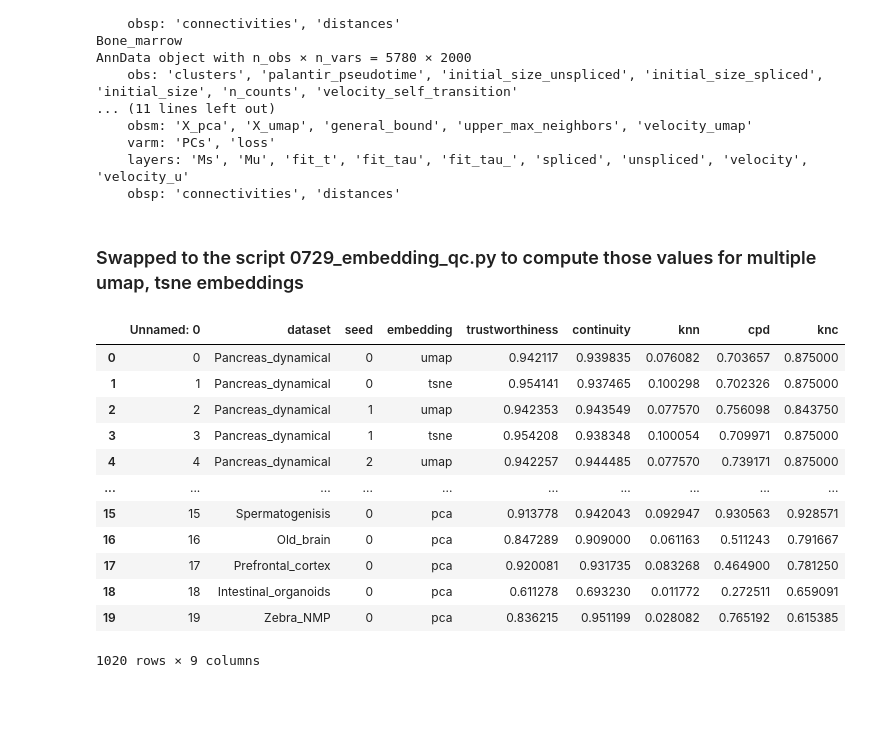
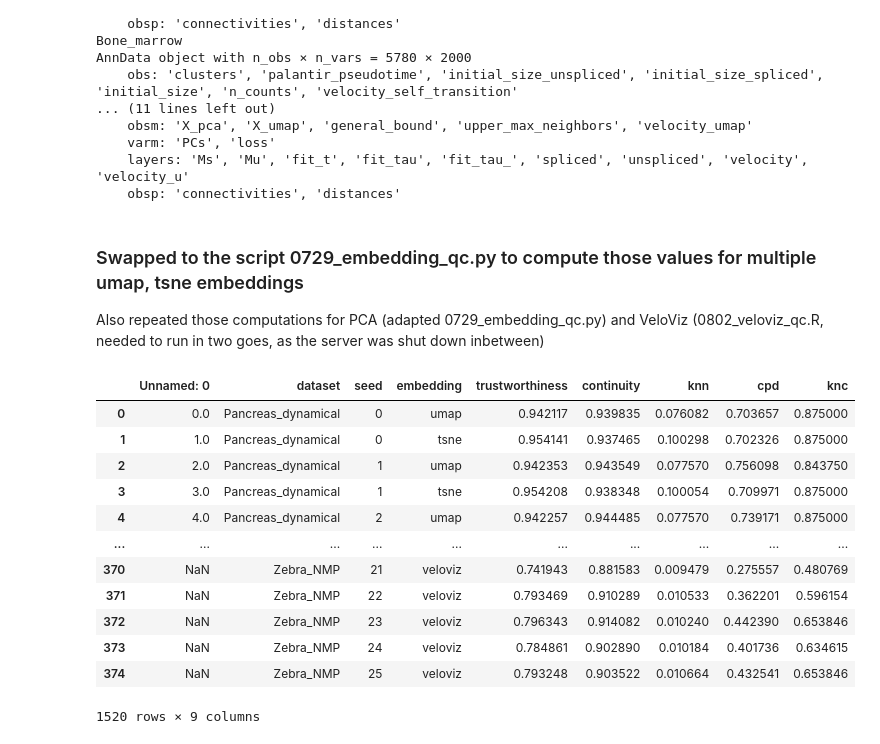
Before and after one commit to Johanna-Engeln/masterthesis_velocity, a Jupyter notebook: script/0728_embbedding_qc.ipynb, the cells around one changed output. Drawn from its saved outputs; the diff is of its cells as text; code cells hidden in the pictures; blank space fills up the shorter version.

```diff
--- a/script/0728_embbedding_qc.ipynb
+++ b/script/0728_embbedding_qc.ipynb
@@ -181,24 +181,56 @@ AnnData object with n_obs × n_vars = 5780 × 2000
     obsp: 'connectivities', 'distances'
 # %% [markdown]
 ### Swapped to the script 0729_embedding_qc.py to compute those values for multiple umap, tsne embeddings
+
+Also repeated those computations for PCA (adapted 0729_embedding_qc.py) and VeloViz (0802_veloviz_qc.R, needed to run in two goes, as the server was shut down inbetween)
 # %%
-# Load datasets:
+# Load datasets computed with the scripts for visualisation:
 df = pd.read_csv("/mnt/volume/Johanna_Velotest/results/embbeding_qc/0729_qc.csv")
 df2 = pd.read_csv("/mnt/volume/Johanna_Velotest/results/embbeding_qc/0803_qc_pca.csv")
 df = pd.concat([df,df2], axis = 0)
+
+df_veloviz_1 = pd.read_csv("/mnt/volume/Johanna_Velotest/results/embbeding_qc/0803_embedding_veloviz_First.csv")
+df_veloviz_2 = pd.read_csv("/mnt/volume/Johanna_Velotest/results/embbeding_qc/0803_embedding_veloviz.csv")
+df_veloviz = pd.concat([df_veloviz_1, df_veloviz_2], axis = 0)
+df_veloviz['embedding'] = 'veloviz'
+df = pd.concat([df, df_veloviz], axis=0)
+
+# name-mapping needed, as I gave the datasets different spellings....
+name_mapping = {
+    'pancreas_dynamical': 'Pancreas_dynamical',
+    'pancreas_stochastic': 'Pancreas_stochastic',
+    'dentategyrus': 'Dentate_gyrus',
+    'gastrulation_erythroid': 'Gastrulation_erythroid',
+    'bonemarrow': 'Bone_marrow',
+    'pbmc': 'PBMC',
+    'covid': 'Covid',
+    'retinal_development': 'Retinal_development',
+    'humanHSC': 'Human_HSC',
+    'hindbrain': 'Hindbrain_mouse',
+    'oligodendrocyte': 'Oligodendrocyte_mouse',
+    'mouse_bonemarrow': 'Bone_marrow_mouse',
+    'human_cerebral': 'Cerebral_cortex_human',
+    'mouse_hema': 'Hematopoiesis_mouse',
+    'spermatogenesis': 'Spermatogenisis', # Mapped to match the specific spelling on the left
+    'old_brain': 'Old_brain',
+    'pfc': 'Prefrontal_cortex',
+    'GSE128365': 'Intestinal_organoids'
+}
+df['dataset'] = df['dataset'].replace(name_mapping)
+df.to_csv("/mnt/volume/Johanna_Velotest/results/embbeding_qc/Embedding_QC_all.csv", index=False)
 df
 # %% [output]
 |  | Unnamed: 0 | dataset | seed | embedding | trustworthiness | continuity | knn | cpd | knc |
-| 0 | 0 | Pancreas_dynamical | 0 | umap | 0.942117 | 0.939835 | 0.076082 | 0.703657 | 0.875000 |
-| 1 | 1 | Pancreas_dynamical | 0 | tsne | 0.954141 | 0.937465 | 0.100298 | 0.702326 | 0.875000 |
-| 2 | 2 | Pancreas_dynamical | 1 | umap | 0.942353 | 0.943549 | 0.077570 | 0.756098 | 0.843750 |
-| 3 | 3 | Pancreas_dynamical | 1 | tsne | 0.954208 | 0.938348 | 0.100054 | 0.709971 | 0.875000 |
-| 4 | 4 | Pancreas_dynamical | 2 | umap | 0.942257 | 0.944485 | 0.077570 | 0.739171 | 0.875000 |
+| 0 | 0.0 | Pancreas_dynamical | 0 | umap | 0.942117 | 0.939835 | 0.076082 | 0.703657 | 0.875000 |
+| 1 | 1.0 | Pancreas_dynamical | 0 | tsne | 0.954141 | 0.937465 | 0.100298 | 0.702326 | 0.875000 |
+| 2 | 2.0 | Pancreas_dynamical | 1 | umap | 0.942353 | 0.943549 | 0.077570 | 0.756098 | 0.843750 |
+| 3 | 3.0 | Pancreas_dynamical | 1 | tsne | 0.954208 | 0.938348 | 0.100054 | 0.709971 | 0.875000 |
+| 4 | 4.0 | Pancreas_dynamical | 2 | umap | 0.942257 | 0.944485 | 0.077570 | 0.739171 | 0.875000 |
 | ... | ... | ... | ... | ... | ... | ... | ... | ... | ... |
-| 15 | 15 | Spermatogenisis | 0 | pca | 0.913778 | 0.942043 | 0.092947 | 0.930563 | 0.928571 |
-| 16 | 16 | Old_brain | 0 | pca | 0.847289 | 0.909000 | 0.061163 | 0.511243 | 0.791667 |
-| 17 | 17 | Prefrontal_cortex | 0 | pca | 0.920081 | 0.931735 | 0.083268 | 0.464900 | 0.781250 |
-| 18 | 18 | Intestinal_organoids | 0 | pca | 0.611278 | 0.693230 | 0.011772 | 0.272511 | 0.659091 |
-| 19 | 19 | Zebra_NMP | 0 | pca | 0.836215 | 0.951199 | 0.028082 | 0.765192 | 0.615385 |
+| 370 | NaN | Zebra_NMP | 21 | veloviz | 0.741943 | 0.881583 | 0.009479 | 0.275557 | 0.480769 |
+| 371 | NaN | Zebra_NMP | 22 | veloviz | 0.793469 | 0.910289 | 0.010533 | 0.362201 | 0.596154 |
+| 372 | NaN | Zebra_NMP | 23 | veloviz | 0.796343 | 0.914082 | 0.010240 | 0.442390 | 0.653846 |
+| 373 | NaN | Zebra_NMP | 24 | veloviz | 0.784861 | 0.902890 | 0.010184 | 0.401736 | 0.634615 |
+| 374 | NaN | Zebra_NMP | 25 | veloviz | 0.793248 | 0.903522 | 0.010664 | 0.432541 | 0.653846 |
-1020 rows × 9 columns
+1520 rows × 9 columns
 # %%
```
Also changed, not shown: parts of 2 cells of this notebook.
